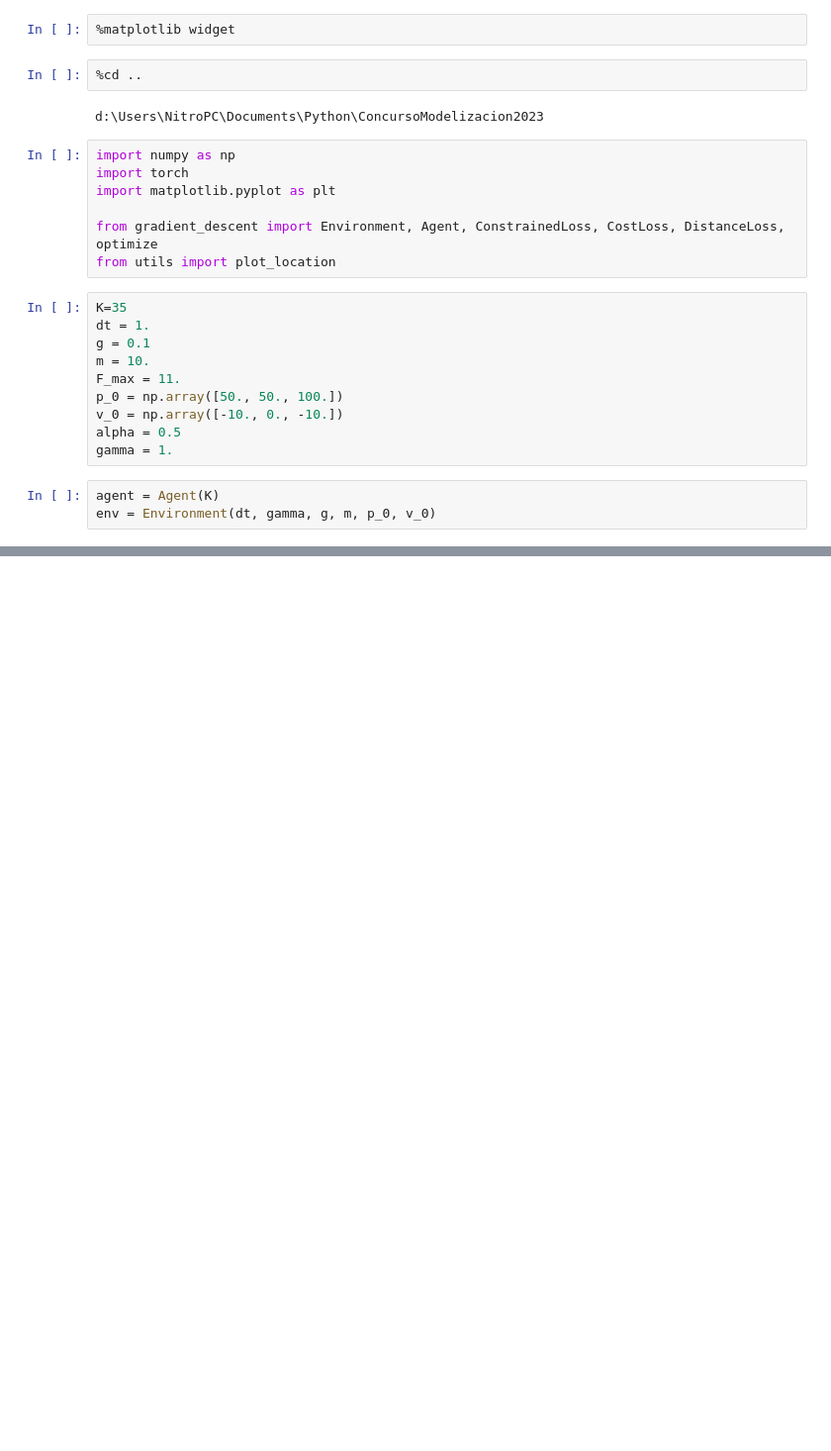
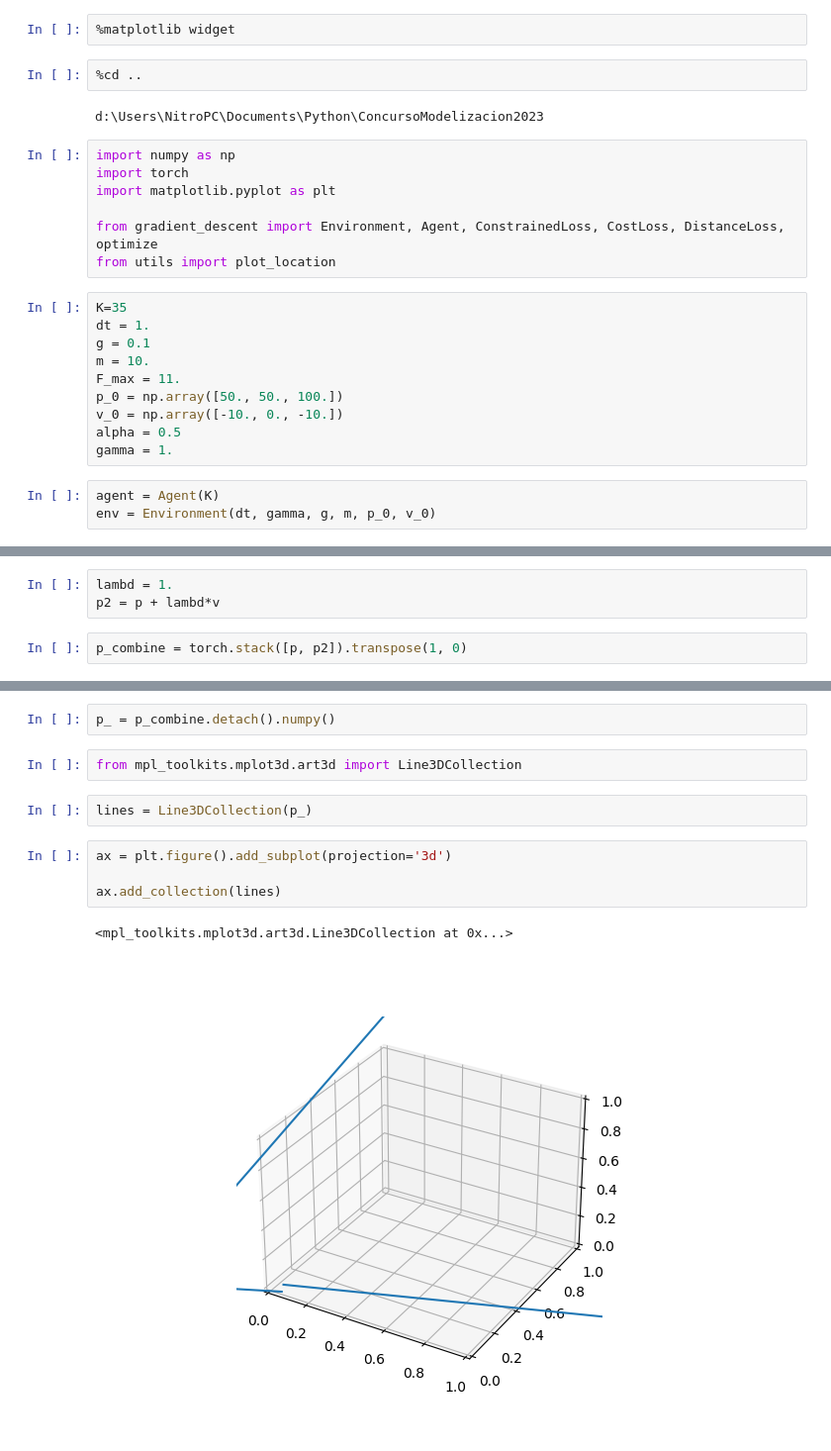
Before and after one commit to dani2442/ConcursoModelizacion2023, a Jupyter notebook: notebooks/solucion_1_gradient_descent.ipynb, the cells around one changed output, grey strips where cells are left out. Shown: that part at 99% size. Drawn from its saved outputs; the diff is of its cells as text; blank space fills up the shorter version.

```diff
--- a/notebooks/solucion_1_gradient_descent.ipynb
+++ b/notebooks/solucion_1_gradient_descent.ipynb
@@ -55,0 +48,5 @@ plot_location(p,v)
+# %%
+lambd = 1.
+p2 = p + lambd*v
+# %%
+p_combine = torch.stack([p, p2]).transpose(1, 0)
@@ -55,0 +57,13 @@ plot_location(p,v)
+# %%
+p_ = p_combine.detach().numpy()
+# %%
+from mpl_toolkits.mplot3d.art3d import Line3DCollection
+# %%
+lines = Line3DCollection(p_)
+# %%
+ax = plt.figure().add_subplot(projection='3d')
+
+ax.add_collection(lines)
+# %% [output]
+<mpl_toolkits.mplot3d.art3d.Line3DCollection at 0x...>
+[figure, added]
```
Also changed, not shown: parts of 7 cells of this notebook, 2 other files.
